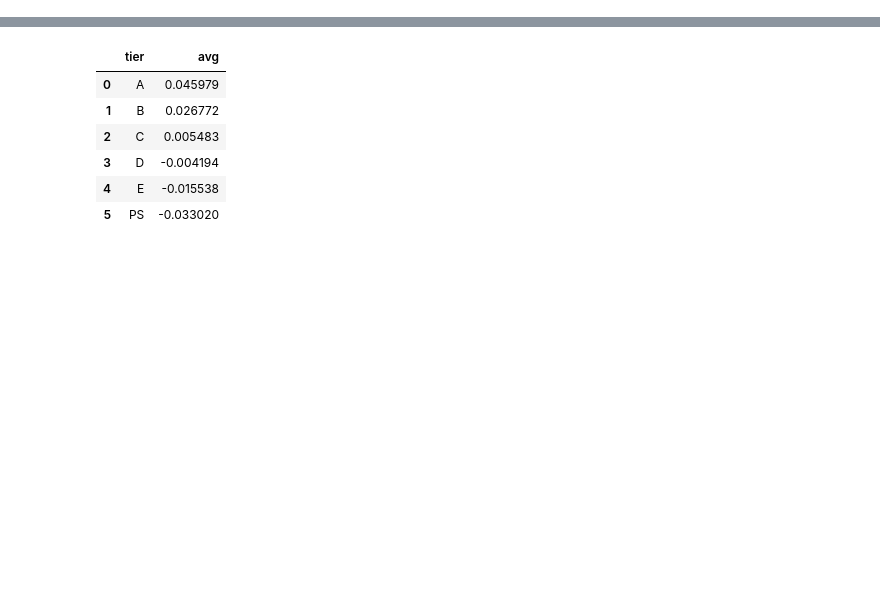
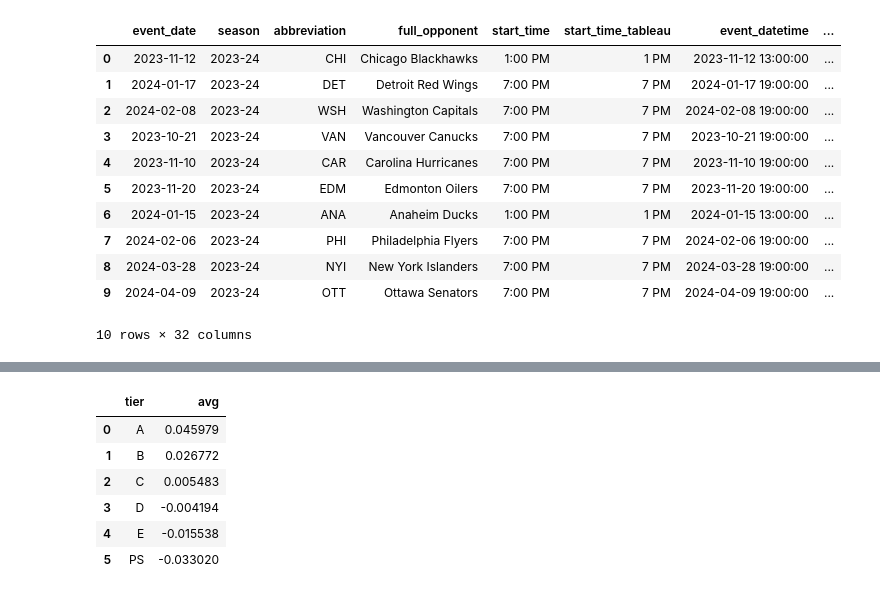
Before and after one commit to riffere-fla/pandas_party, a Jupyter notebook: ticket_revenue_model_2324.ipynb, the cells around one changed output, grey strips where cells are left out. Cells and saved outputs as stored; diff of their text form; code cells hidden in the pictures; blank space fills up the shorter version.

```diff
--- a/ticket_revenue_model_2324.ipynb
+++ b/ticket_revenue_model_2324.ipynb
@@ -42,3 +46,26 @@ with ThreadPoolExecutor(1) as pool:
+# %%
+x = 'D'
+q = """
+select *
+from custom.cth_game_descriptions
+where season = '2023-24'
+and tier = '{}'
+""".format(x)
+q = FLA_Redshift(**rs_creds).query_warehouse(sql_string=q)
+q
+# %% [output]
+|  | event_date | season | abbreviation | full_opponent | start_time | start_time_tableau | event_datetime | ... |
+| 0 | 2023-11-12 | 2023-24 | CHI | Chicago Blackhawks | 1:00 PM | 1 PM | 2023-11-12 13:00:00 | ... |
+| 1 | 2024-01-17 | 2023-24 | DET | Detroit Red Wings | 7:00 PM | 7 PM | 2024-01-17 19:00:00 | ... |
+| 2 | 2024-02-08 | 2023-24 | WSH | Washington Capitals | 7:00 PM | 7 PM | 2024-02-08 19:00:00 | ... |
+| 3 | 2023-10-21 | 2023-24 | VAN | Vancouver Canucks | 7:00 PM | 7 PM | 2023-10-21 19:00:00 | ... |
+| 4 | 2023-11-10 | 2023-24 | CAR | Carolina Hurricanes | 7:00 PM | 7 PM | 2023-11-10 19:00:00 | ... |
+| 5 | 2023-11-20 | 2023-24 | EDM | Edmonton Oilers | 7:00 PM | 7 PM | 2023-11-20 19:00:00 | ... |
+| 6 | 2024-01-15 | 2023-24 | ANA | Anaheim Ducks | 1:00 PM | 1 PM | 2024-01-15 13:00:00 | ... |
+| 7 | 2024-02-06 | 2023-24 | PHI | Philadelphia Flyers | 7:00 PM | 7 PM | 2024-02-06 19:00:00 | ... |
+| 8 | 2024-03-28 | 2023-24 | NYI | New York Islanders | 7:00 PM | 7 PM | 2024-03-28 19:00:00 | ... |
+| 9 | 2024-04-09 | 2023-24 | OTT | Ottawa Senators | 7:00 PM | 7 PM | 2024-04-09 19:00:00 | ... |
+10 rows × 32 columns
 # %%
 q = """
     with seats as
```
Also changed, not shown: parts of 9 cells of this notebook, 5 other files.
